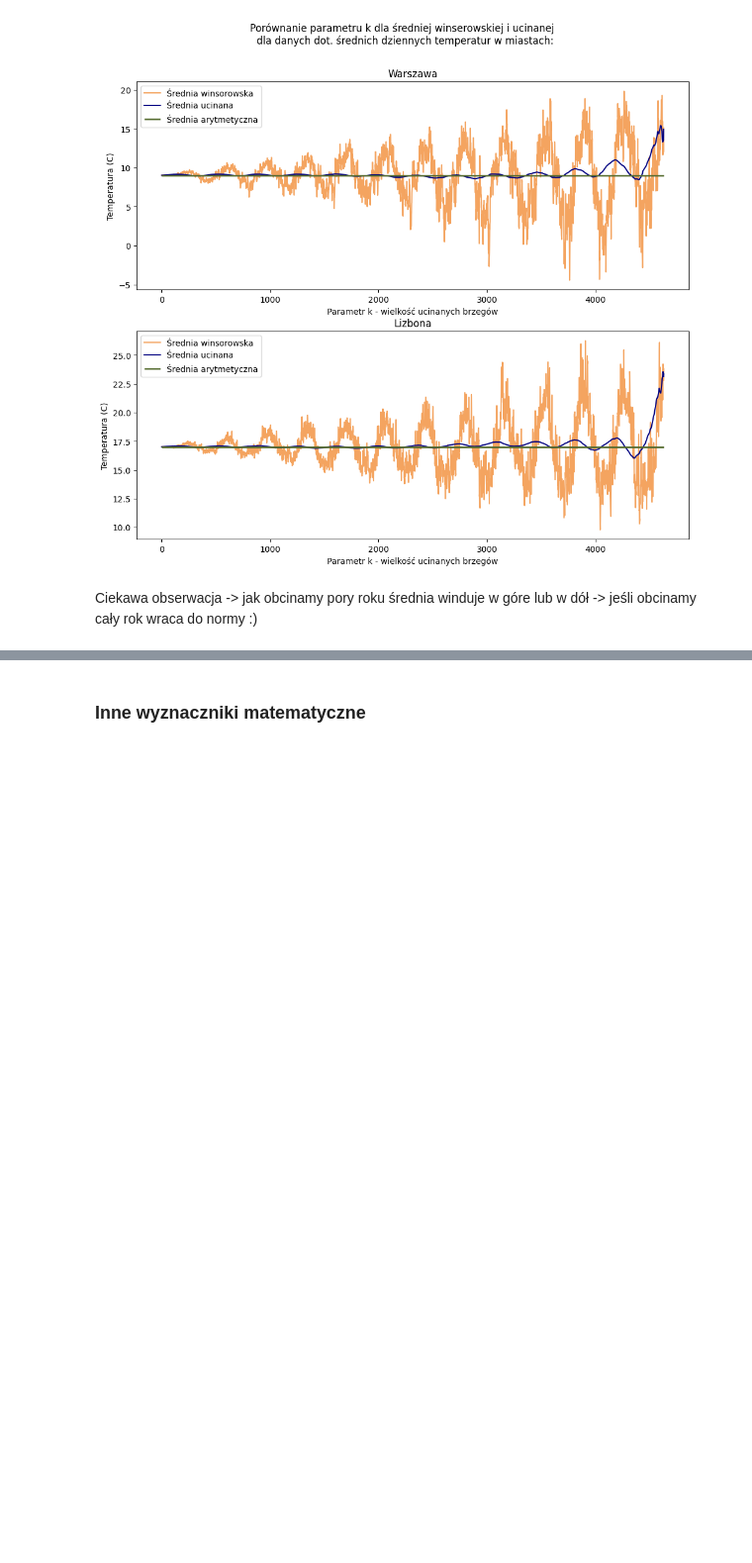
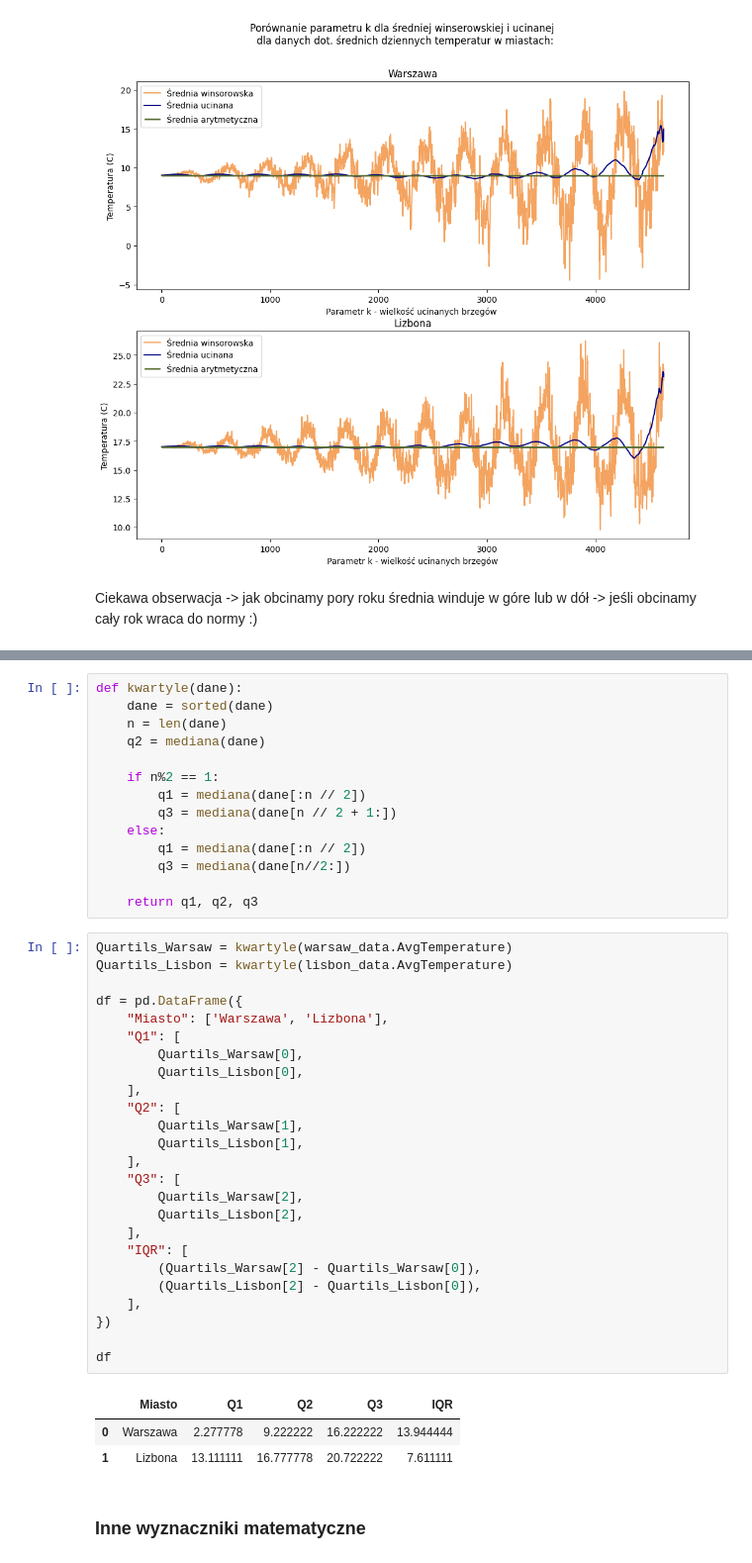
Before and after one commit to mathieuboro/raport, a Jupyter notebook: Raport_!.ipynb, the cells around one changed output, grey strips where cells are left out. Shown at 99% size. Cells and saved outputs as stored; diff of their text form; blank space fills up the shorter version.

```diff
--- a/Raport_!.ipynb
+++ b/Raport_!.ipynb
@@ -456,3 +538,46 @@ Ciekawa obserwacja -> jak obcinamy pory roku średnia winduje w góre lub w dó
+# %%
+def kwartyle(dane):
+    dane = sorted(dane)
+    n = len(dane)
+    q2 = mediana(dane)
+
+    if n%2 == 1:
+        q1 = mediana(dane[:n // 2])
+        q3 = mediana(dane[n // 2 + 1:])
+    else:
+        q1 = mediana(dane[:n // 2])
+        q3 = mediana(dane[n//2:])
+
+    return q1, q2, q3
+# %%
+Quartils_Warsaw = kwartyle(warsaw_data.AvgTemperature)
+Quartils_Lisbon = kwartyle(lisbon_data.AvgTemperature)
+
+df = pd.DataFrame({
+    "Miasto": ['Warszawa', 'Lizbona'],
+    "Q1": [
+        Quartils_Warsaw[0],
+        Quartils_Lisbon[0],
+    ],
+    "Q2": [
+        Quartils_Warsaw[1],
+        Quartils_Lisbon[1],
+    ],
+    "Q3": [
+        Quartils_Warsaw[2],
+        Quartils_Lisbon[2],
+    ],
+    "IQR": [
+        (Quartils_Warsaw[2] - Quartils_Warsaw[0]),
+        (Quartils_Lisbon[2] - Quartils_Lisbon[0]),
+    ],
+})
+
+df
+# %% [output]
+|  | Miasto | Q1 | Q2 | Q3 | IQR |
+| 0 | Warszawa | 2.277778 | 9.222222 | 16.222222 | 13.944444 |
+| 1 | Lizbona | 13.111111 | 16.777778 | 20.722222 | 7.611111 |
 # %% [markdown]
 ### Inne wyznaczniki matematyczne
 # %% [markdown]
```
Also changed, not shown: parts of 13 cells of this notebook.
